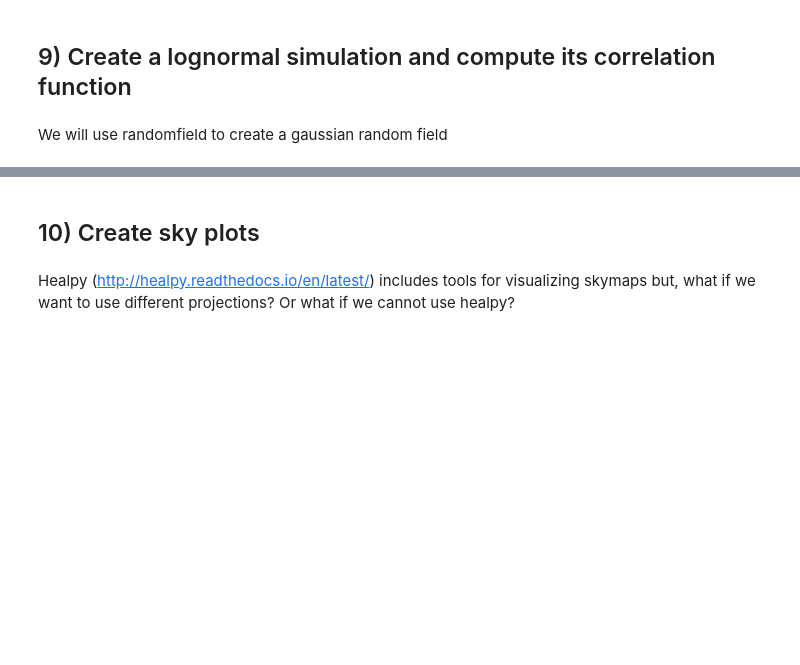
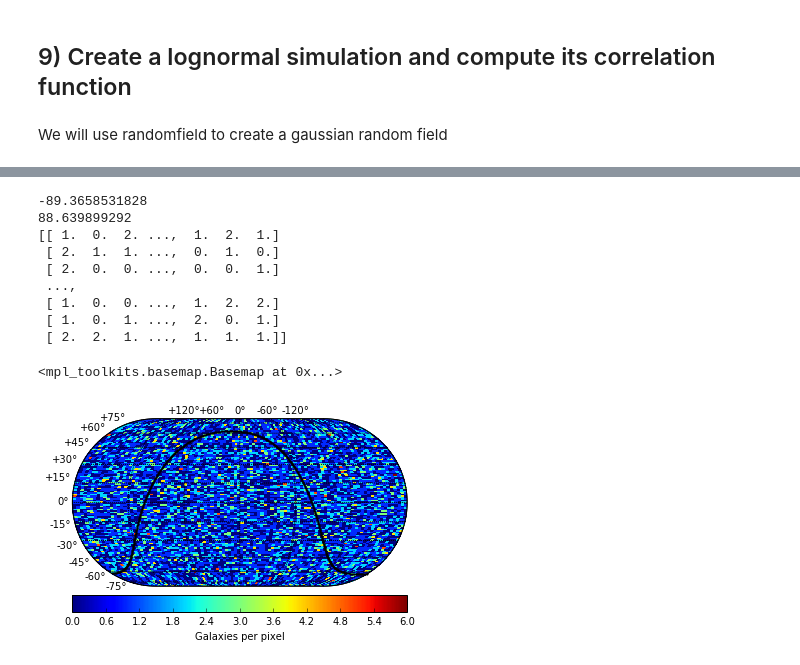
Before and after one commit to fjaviersanchez/JupyterTutorial, a Jupyter notebook: TutorialJupyter.ipynb, the cells around one changed output, grey strips where cells are left out. Drawn from its saved outputs; the diff is of its cells as text; code cells hidden in the pictures; blank space fills up the shorter version.

```diff
--- a/TutorialJupyter.ipynb
+++ b/TutorialJupyter.ipynb
@@ -562,7 +586,3 @@ from mpl_toolkits.basemap import Basemap
 from matplotlib.collections import PolyCollection
 # %%
 from astropy.coordinates import SkyCoord
-# %% [markdown]
-## 10) Create sky plots
-# %% [markdown]
-Healpy (http://healpy.readthedocs.io/en/latest/) includes tools for visualizing skymaps but, what if we want to use different projections? Or what if we cannot use healpy?
@@ -634,4 +656,18 @@ def plot_sky(ra, dec, data=None, nside=4, label='', projection='eck4', cmap=plt.
 # %%
-ra = 360*np.random.random(100)
-dec = -1+2*np.random.random(100)
-plot_sky(ra,dec,healpy=True, nside=2)
+ra = 360*np.random.random(10000)
+dec = np.arcsin(-1+2*np.random.random(10000))*180/np.pi
+print np.min(dec)
+print np.max(dec)
+plot_sky(ra,dec,healpy=False, nside=100, projection='eck4', label='Galaxies per pixel')
+# %% [output]
+-89.3658531828
+88.639899292
+[[ 1.  0.  2. ...,  1.  2.  1.]
+ [ 2.  1.  1. ...,  0.  1.  0.]
+ [ 2.  0.  0. ...,  0.  0.  1.]
+ ...,
+ [ 1.  0.  0. ...,  1.  2.  2.]
+ [ 1.  0.  1. ...,  2.  0.  1.]
+ [ 2.  2.  1. ...,  1.  1.  1.]]
+<mpl_toolkits.basemap.Basemap at 0x...>
+[figure, added]
```
Also changed, not shown: parts of 10 cells of this notebook.
